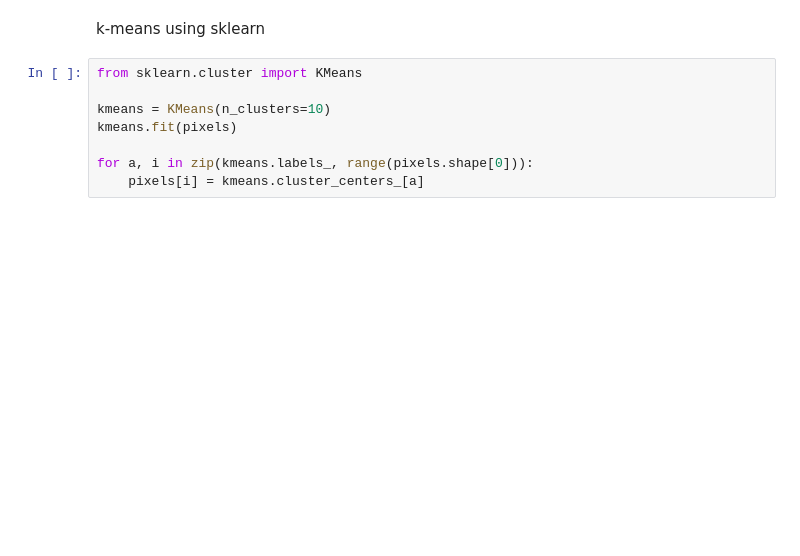
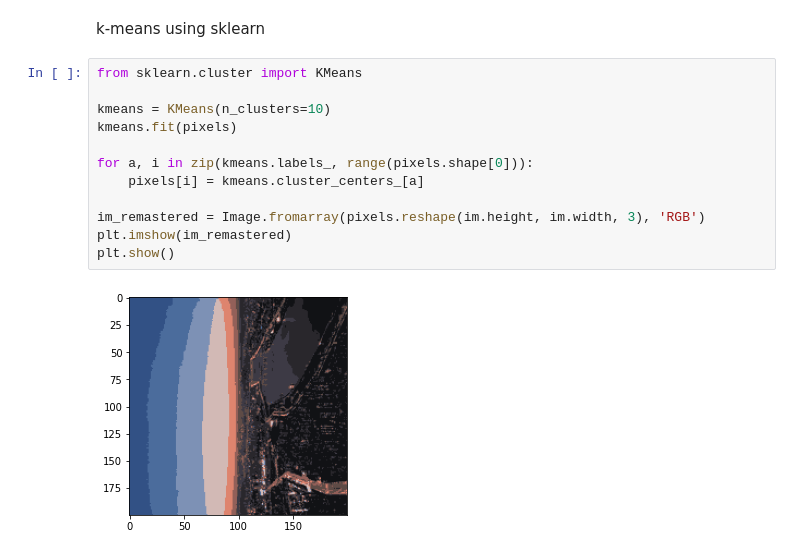
Before and after one commit to sehyeon518/2022-2nd-semester, a Jupyter notebook: DataScience/L10_1.ipynb, the cells around one changed output. Cells and saved outputs as stored; diff of their text form; blank space fills up the shorter version.

```diff
--- a/DataScience/L10_1.ipynb
+++ b/DataScience/L10_1.ipynb
@@ -88,8 +88,14 @@ k-means using sklearn
 # %%
 from sklearn.cluster import KMeans
 
 kmeans = KMeans(n_clusters=10)
 kmeans.fit(pixels)
 
 for a, i in zip(kmeans.labels_, range(pixels.shape[0])):
     pixels[i] = kmeans.cluster_centers_[a]
+
+im_remastered = Image.fromarray(pixels.reshape(im.height, im.width, 3), 'RGB')
+plt.imshow(im_remastered)
+plt.show()
+# %% [output]
+[figure, added]
```
Also changed, not shown: parts of 2 cells of this notebook.
